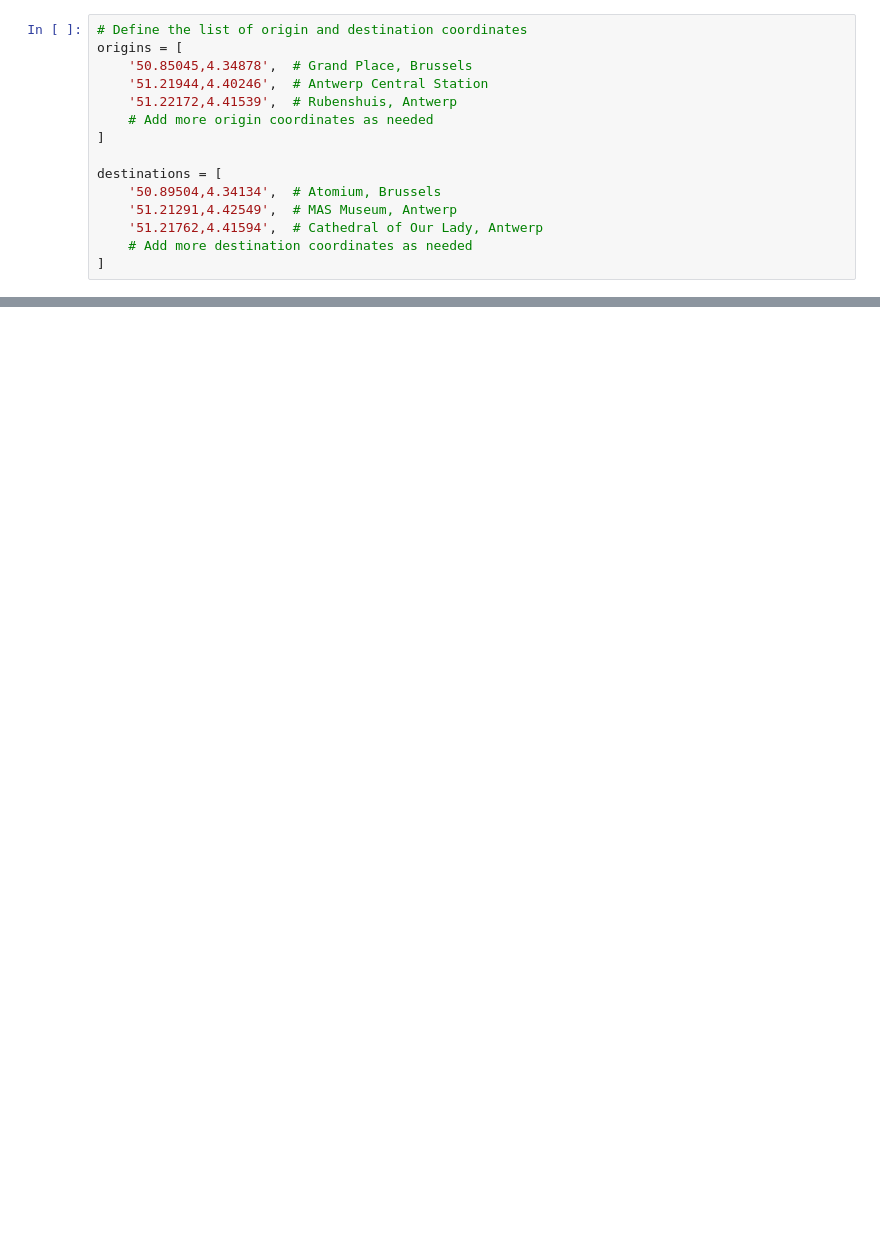
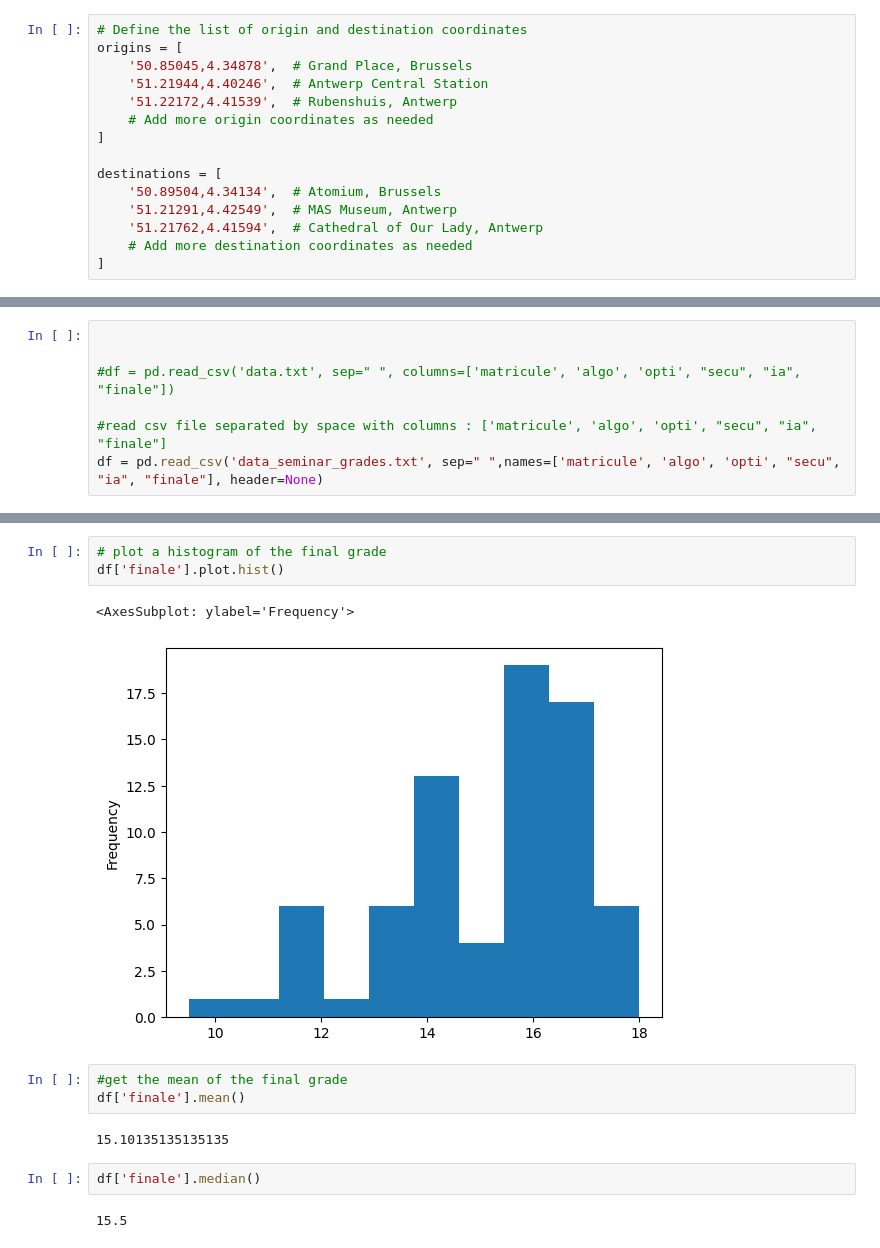
Before and after one commit to amanzer/sumo-simulation, a Jupyter notebook: data_analysis.ipynb, the cells around one changed output, grey strips where cells are left out. Drawn from its saved outputs; the diff is of its cells as text; blank space fills up the shorter version.

```diff
--- a/data_analysis.ipynb
+++ b/data_analysis.ipynb
@@ -180,0 +188,7 @@ data
+# %%
+
+
+#df = pd.read_csv('data.txt', sep=" ", columns=['matricule', 'algo', 'opti', "secu", "ia", "finale"])
+
+#read csv file separated by space with columns : ['matricule', 'algo', 'opti', "secu", "ia", "finale"]
+df = pd.read_csv('data_seminar_grades.txt', sep=" ",names=['matricule', 'algo', 'opti', "secu", "ia", "finale"], header=None)
@@ -180,0 +211,15 @@ data
+# %%
+# plot a histogram of the final grade
+df['finale'].plot.hist()
+# %% [output]
+<AxesSubplot: ylabel='Frequency'>
+[figure, added]
+# %%
+#get the mean of the final grade
+df['finale'].mean()
+# %% [output]
+15.10135135135135
+# %%
+df['finale'].median()
+# %% [output]
+15.5
```
Also changed, not shown: parts of 25 cells of this notebook.
